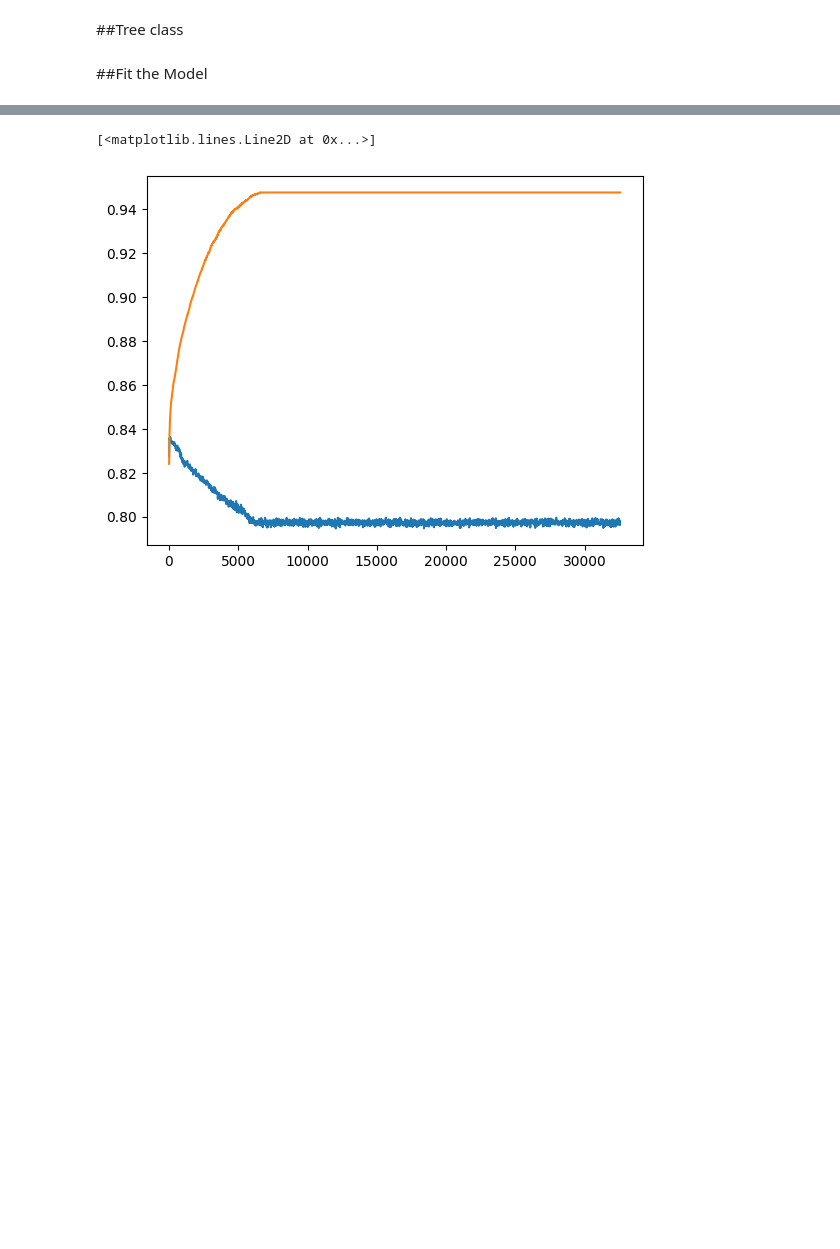
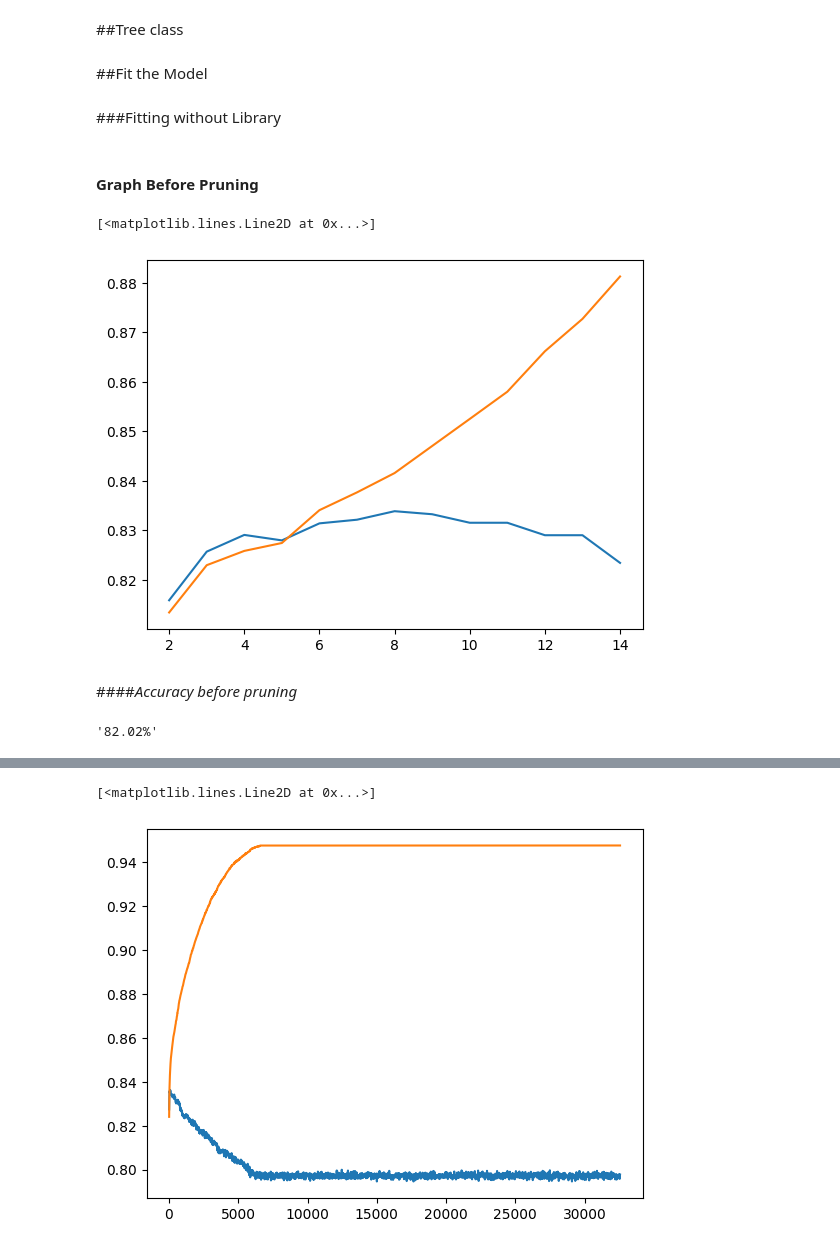
Before and after one commit to Hritik003/Decision-Tree-with-Pruning, a Jupyter notebook: decision_Tree.ipynb, the cells around one changed output, grey strips where cells are left out. Saved outputs shown, nothing was run; the diff lists cells and outputs as text; code cells hidden in the pictures; blank space fills up the shorter version.

Commit message:
implemented pruning

```diff
--- a/decision_Tree.ipynb
+++ b/decision_Tree.ipynb
@@ -543,17 +543,17 @@ discrete_test.head()
 ##Node class
 # %%
 class Node():
-  def __init__(self, feature_index=None, threshold=None, left= None, right = None, info_gain= None, value= None):
-      ''' calling the constructor '''
+    def __init__(self, feature_index=None, threshold=None, children=None, node_dataset =None,IG=None, value=None):
+        ''' constructor '''
 
-      # Parameters for decision Node
-      self.feature_index=feature_index;
-      self.threshold=threshold;
-      self.left=left;
-      self.right=right;
-      self.info_gain=info_gain;
+        # for decision node
+        self.feature_index = feature_index
+        self.threshold = threshold
+        self.children=children
+        self.node_dataset=node_dataset
+        self.IG = IG
 
-      # Parameters for External(leaf) Node
-      self.value = value;
+        # for leaf node
+        self.value=value
 # %% [markdown]
 ##Tree class
@@ -838,8 +711,33 @@ class DecisionTreeClassifier:
 # %% [markdown]
 ##Fit the Model
+# %% [markdown]
+###Fitting without Library
 # %%
 
 dt_y_train=discrete_data.income
 dt_x_train=discrete_data.drop(['income'],axis=1);
 dt_y_test=discrete_test.income
 dt_x_test=discrete_test.drop(['income'],axis=1);
+# %% [markdown]
+#### Graph Before Pruning
+# %%
+
+n=dt_x_train.shape[1]
+x_ax=[]
+y_ax_test=[]
+y_ax_train=[]
+
+
+
+for i in range(n, 1, -1):
+    i
+    classifier = DecisionTree(max_depth=i)
+    classifier.fit(dt_x_train, dt_y_train)
+    x_ax.append(i)
+    y_ax_test.append(classifier.score(dt_x_test, dt_y_test))
+    y_ax_train.append(classifier.score(dt_x_train, dt_y_train))
+plt.plot(x_ax,y_ax_test)
+plt.plot(x_ax,y_ax_train)
+# %% [output]
+[<matplotlib.lines.Line2D at 0x...>]
+[figure, added]
@@ -845,0 +747,8 @@ dt_x_test=discrete_test.drop(['income'],axis=1);
+# %% [markdown]
+####*Accuracy before pruning*
+# %%
+Y_pred = classifier.predict(dt_x_test)
+from sklearn.metrics import accuracy_score
+round((accuracy_score(dt_y_test,Y_pred))*100,2).astype(str)+'%'
+# %% [output]
+'82.02%'
```
Also changed, not shown: parts of 27 cells of this notebook.
